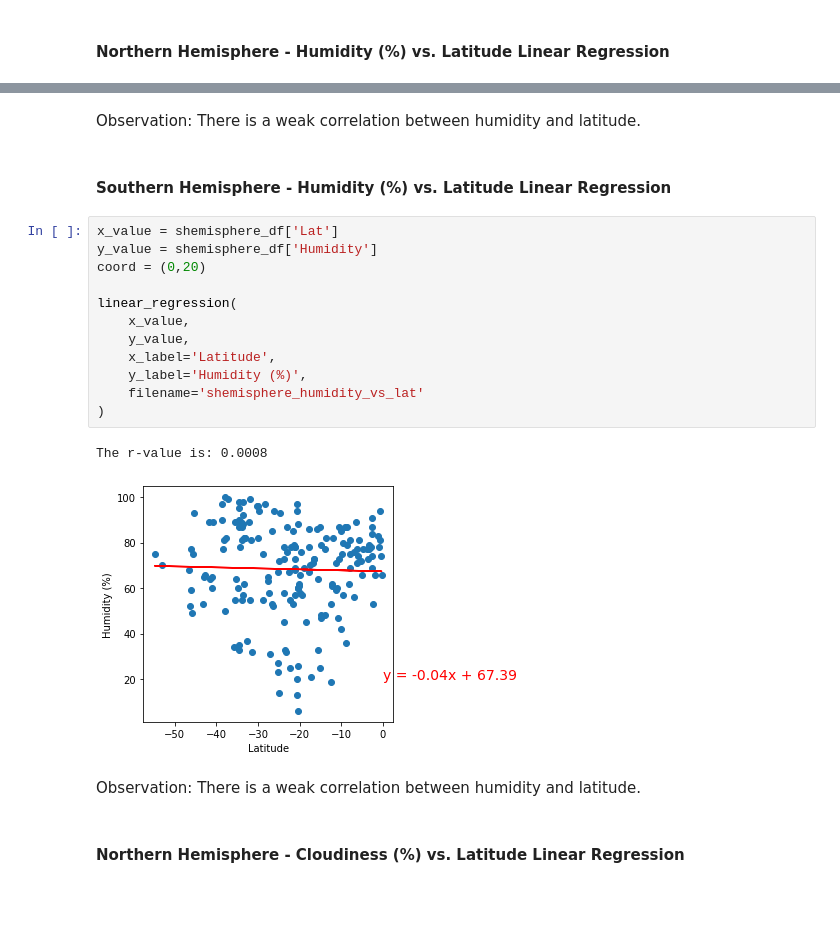
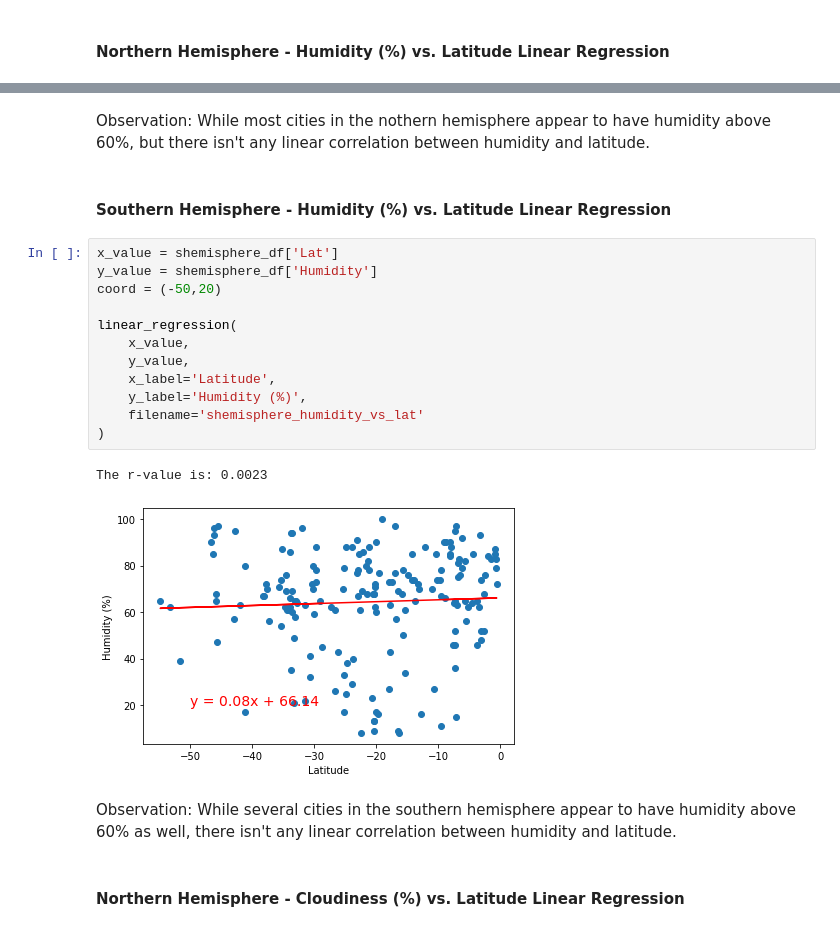
Before and after one commit to dkletter/python-api-challenge, a Jupyter notebook: weather_py.ipynb, the cells around one changed output, grey strips where cells are left out. Cells and saved outputs as stored; diff of their text form; blank space fills up the shorter version.

```diff
--- a/weather_py.ipynb
+++ b/weather_py.ipynb
@@ -330,24 +332,24 @@ The r-value is: 0.0016
-# %% [markdown]
-Observation: There is a weak correlation between humidity and latitude.
+# %% [markdown]
+Observation: While most cities in the nothern hemisphere appear to have humidity above 60%, but there isn't any linear correlation between humidity and latitude.
 # %% [markdown]
 ####  Southern Hemisphere - Humidity (%) vs. Latitude Linear Regression
 # %%
 x_value = shemisphere_df['Lat']
 y_value = shemisphere_df['Humidity']
-coord = (0,20)
+coord = (-50,20)
 
 linear_regression(
     x_value,
     y_value,
     x_label='Latitude',
     y_label='Humidity (%)',
     filename='shemisphere_humidity_vs_lat'
 )
 # %% [output]
-The r-value is: 0.0008
+The r-value is: 0.0023
-[figure, old version]
+[figure, new version]
-# %% [markdown]
-Observation: There is a weak correlation between humidity and latitude.
+# %% [markdown]
+Observation: While several cities in the southern hemisphere appear to have humidity above 60% as well, there isn't any linear correlation between humidity and latitude.
 # %% [markdown]
 ####  Northern Hemisphere - Cloudiness (%) vs. Latitude Linear Regression
 # %%
```
Also changed, not shown: parts of 30 cells of this notebook, 13 other files.
